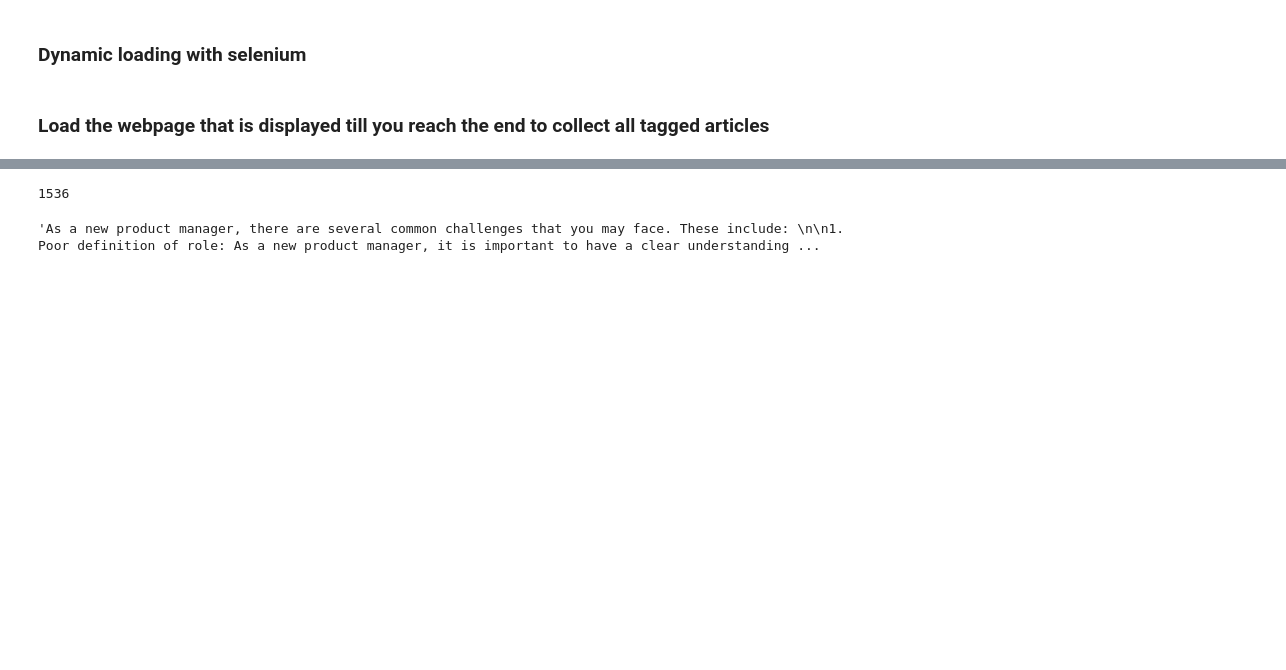
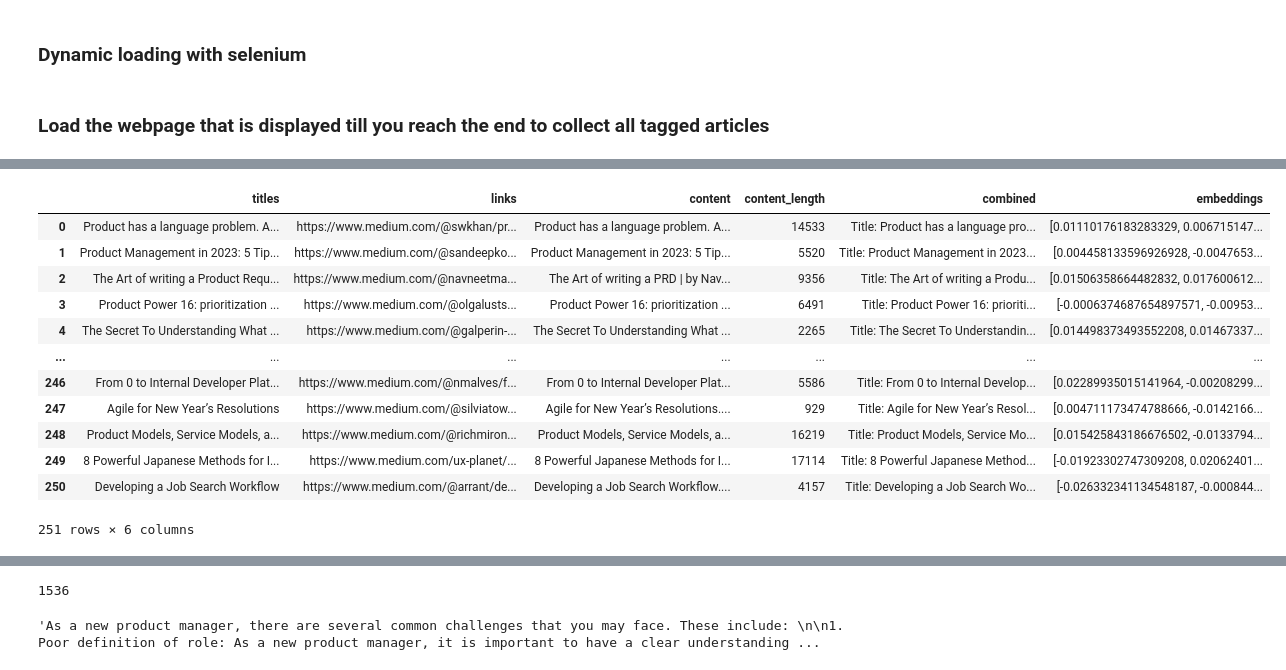
Before and after one commit to annasba07/product-manager-companion, a Jupyter notebook: Medium Article Scraping.ipynb, the cells around one changed output, grey strips where cells are left out. Cells and saved outputs as stored; diff of their text form; code cells hidden in the pictures; blank space fills up the shorter version.

```diff
--- a/Medium Article Scraping.ipynb
+++ b/Medium Article Scraping.ipynb
@@ -287,6 +355,26 @@ context = df.combined[0]
 #+ df.combined[1]
 #+ df.combined[2]  + df.combined[3]
 len(context)
+# %%
+# read from csv and store in df
+
+df = pd.read_csv('pmmediumdataframe.csv', index_col=0)
+# %%
+df
+# %% [output]
+|  | titles | links | content | content_length | combined | embeddings |
+| 0 | Product has a language problem. A... | https://www.medium.com/@swkhan/pr... | Product has a language problem. A... | 14533 | Title: Product has a language pro... | [0.01110176183283329, 0.006715147... |
+| 1 | Product Management in 2023: 5 Tip... | https://www.medium.com/@sandeepko... | Product Management in 2023: 5 Tip... | 5520 | Title: Product Management in 2023... | [0.004458133596926928, -0.0047653... |
+| 2 | The Art of writing a Product Requ... | https://www.medium.com/@navneetma... | The Art of writing a PRD | by Nav... | 9356 | Title: The Art of writing a Produ... | [0.01506358664482832, 0.017600612... |
+| 3 | Product Power 16: prioritization ... | https://www.medium.com/@olgalusts... | Product Power 16: prioritization ... | 6491 | Title: Product Power 16: prioriti... | [-0.0006374687654897571, -0.00953... |
+| 4 | The Secret To Understanding What ... | https://www.medium.com/@galperin-... | The Secret To Understanding What ... | 2265 | Title: The Secret To Understandin... | [0.014498373493552208, 0.01467337... |
+| ... | ... | ... | ... | ... | ... | ... |
+| 246 | From 0 to Internal Developer Plat... | https://www.medium.com/@nmalves/f... | From 0 to Internal Developer Plat... | 5586 | Title: From 0 to Internal Develop... | [0.02289935015141964, -0.00208299... |
+| 247 | Agile for New Year’s Resolutions | https://www.medium.com/@silviatow... | Agile for New Year’s Resolutions.... | 929 | Title: Agile for New Year’s Resol... | [0.004711173474788666, -0.0142166... |
+| 248 | Product Models, Service Models, a... | https://www.medium.com/@richmiron... | Product Models, Service Models, a... | 16219 | Title: Product Models, Service Mo... | [0.015425843186676502, -0.0133794... |
+| 249 | 8 Powerful Japanese Methods for I... | https://www.medium.com/ux-planet/... | 8 Powerful Japanese Methods for I... | 17114 | Title: 8 Powerful Japanese Method... | [-0.01923302747309208, 0.02062401... |
+| 250 | Developing a Job Search Workflow | https://www.medium.com/@arrant/de... | Developing a Job Search Workflow.... | 4157 | Title: Developing a Job Search Wo... | [-0.026332341134548187, -0.000844... |
+251 rows × 6 columns
 # %%
 COMPLETIONS_MODEL = "text-davinci-002"
 
```
Also changed, not shown: parts of 3 cells of this notebook.
